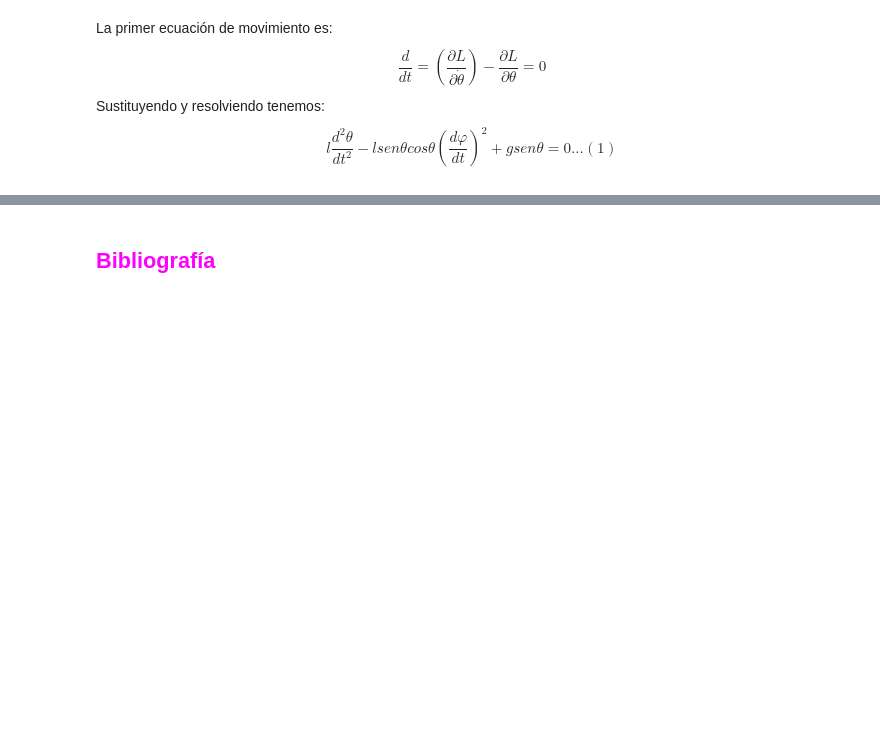
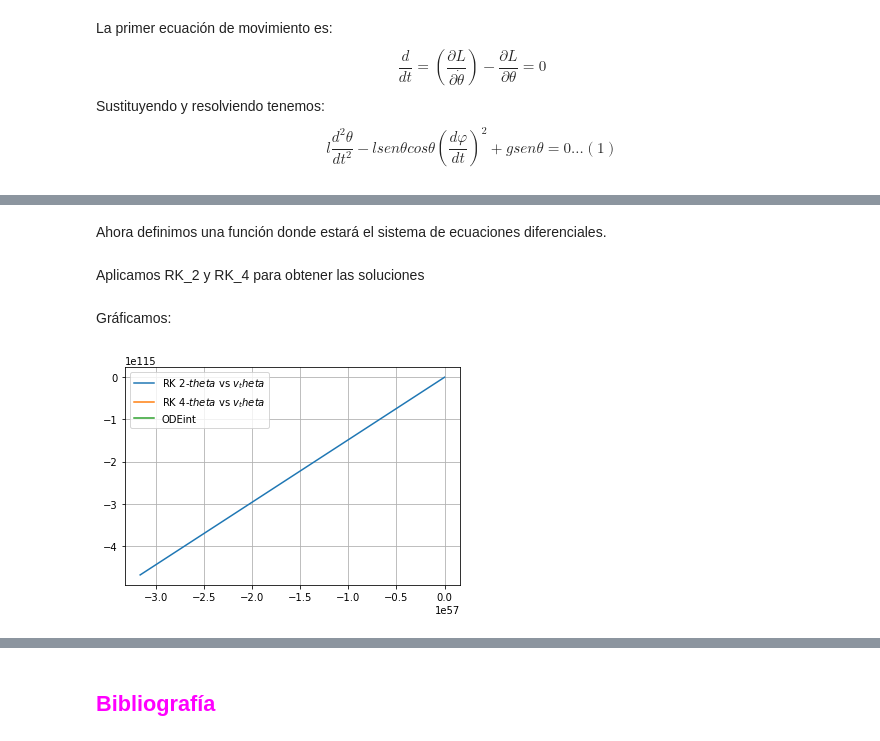
Before and after one commit to Sandiihers/Proyecto-Fisica-Computacional, a Jupyter notebook: Proyecto-Python.ipynb, the cells around one changed output, grey strips where cells are left out. Cells and saved outputs as stored; diff of their text form; code cells hidden in the pictures; blank space fills up the shorter version.

```diff
--- a/Proyecto-Python.ipynb
+++ b/Proyecto-Python.ipynb
@@ -129,0 +197,34 @@ SyntaxError: invalid syntax (<ipython-input-2-29f8cb4f8555>, line 1)
+# %% [markdown]
+Ahora definimos una función donde estará el sistema de ecuaciones diferenciales.
+# %%
+def pendulo_esferico(x,t):
+    #𝜃 , 𝜑 ,v𝜃 ,v𝜑,
+    #0 , 1 , 2 , 3
+    l=1
+    g=9.8
+    w=g/l
+    dtheta=x[2]
+    dphi=x[3]
+    dvtheta=((x[3])**2)*cos(x[0])*sin(x[0]) - (g/l)*sin(x[0])
+    dvphi=-(2*x[2]*x[3])/tan(x[0])
+    return array([dtheta,dphi,dvtheta,dvphi])
+# %% [markdown]
+Aplicamos RK_2 y RK_4 para obtener las soluciones
+# %%
+tiempo = linspace(0,2*pi,16)
+p_ini = [pi/4,pi,1.0,1.0] #este es el primero que use y jala "bien"
+#p_ini = [1.5,1.5,1.5,1.0]
+sol_RK2 = RK_2(pendulo_esferico,p_ini,tiempo)
+sol_RK4 = RK_4(pendulo_esferico,p_ini,tiempo)
+sol_ODEint = odeint(pendulo_esferico,p_ini,tiempo)
+# %% [markdown]
+Gráficamos:
+# %%
+#figure(dpi=150)
+plot(sol_RK2[:,0],sol_RK2[:,2],label="RK 2-$theta$ vs $v_theta$") #theta vs #vtheta
+plot(sol_RK4[:,0],sol_RK4[:,2],label="RK 4-$theta$ vs $v_theta$") #theta vs #vtheta
+plot(sol_ODEint[:,0],sol_ODEint[:,2],label="ODEint")
+grid(),legend()
+show()
+# %% [output]
+[figure, added]
```
Also changed, not shown: parts of 42 cells of this notebook.
